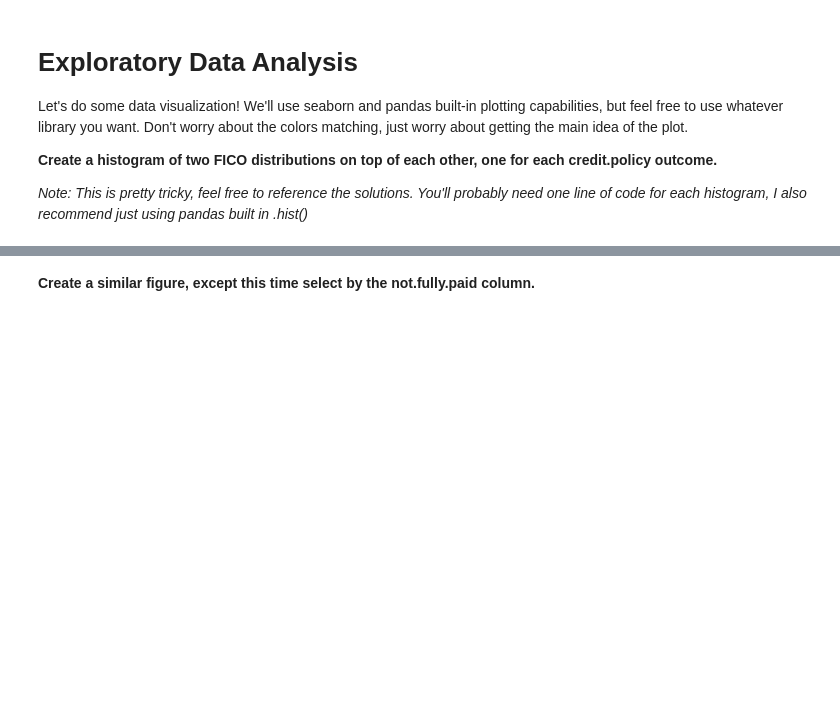
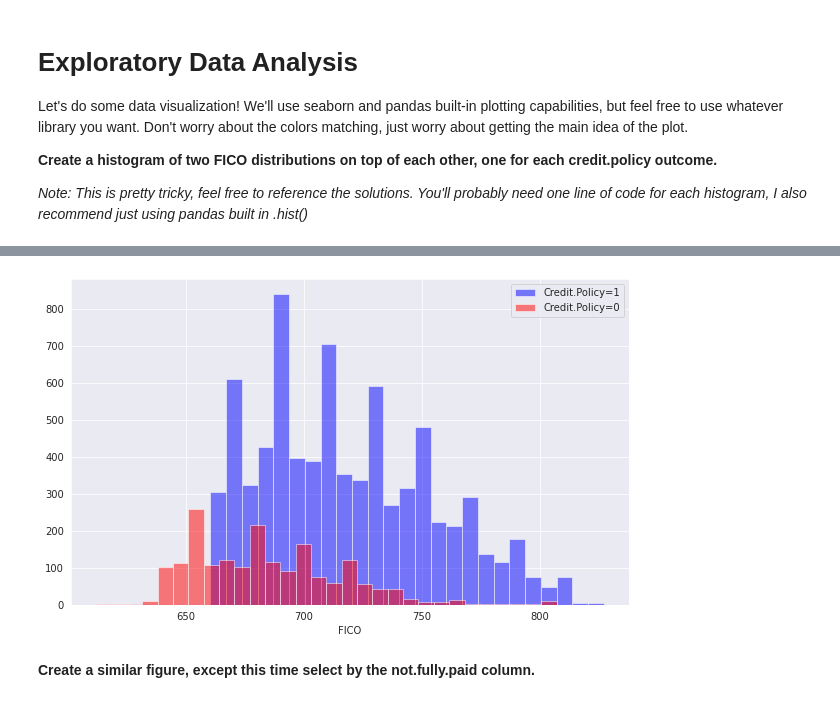
Before and after one commit to loayzag91/Python-Data-Science-Tutorial, a Jupyter notebook: Machine Learning Sections/Decision Trees and Random Forests/Decision Trees and Random Forest Project.ipynb, the cells around one changed output, grey strips where cells are left out. Cells and saved outputs as stored; diff of their text form; code cells hidden in the pictures; blank space fills up the shorter version.

```diff
--- a/Machine Learning Sections/Decision Trees and Random Forests/Decision Trees and Random Forest Project.ipynb
+++ b/Machine Learning Sections/Decision Trees and Random Forests/Decision Trees and Random Forest Project.ipynb
@@ -25,9 +25,19 @@ Here are what the columns represent:
 # Import Libraries
 
 **Import the usual libraries for pandas and plotting. You can import sklearn later on.**
+# %%
+import pandas as pd
+import numpy as np
+
+import matplotlib.pyplot as plt
+import seaborn as sns
+%matplotlib inline
+sns.set_style('darkgrid')
 # %% [markdown]
 ## Get the Data
 
 **Use pandas to read loan_data.csv as a dataframe called loans.**
+# %%
+loans = pd.read_csv('./data/loan_data.csv')
 # %% [markdown]
 **Check out the info(), head(), and describe() methods on loans.**
@@ -86,2 +93,13 @@ Let's do some data visualization! We'll use seaborn and pandas built-in plotting
+# %%
+plt.figure(figsize=(10,6))
+loans[loans['credit.policy']==1]['fico'].hist(alpha=0.5,color='blue',
+                                              bins=30,label='Credit.Policy=1')
+loans[loans['credit.policy']==0]['fico'].hist(alpha=0.5,color='red',
+                                              bins=30,label='Credit.Policy=0')
+plt.legend()
+plt.xlabel('FICO')
+plt.show()
+# %% [output]
+[figure, added]
 # %% [markdown]
 **Create a similar figure, except this time select by the not.fully.paid column.**
```
Also changed, not shown: parts of 42 cells of this notebook.
